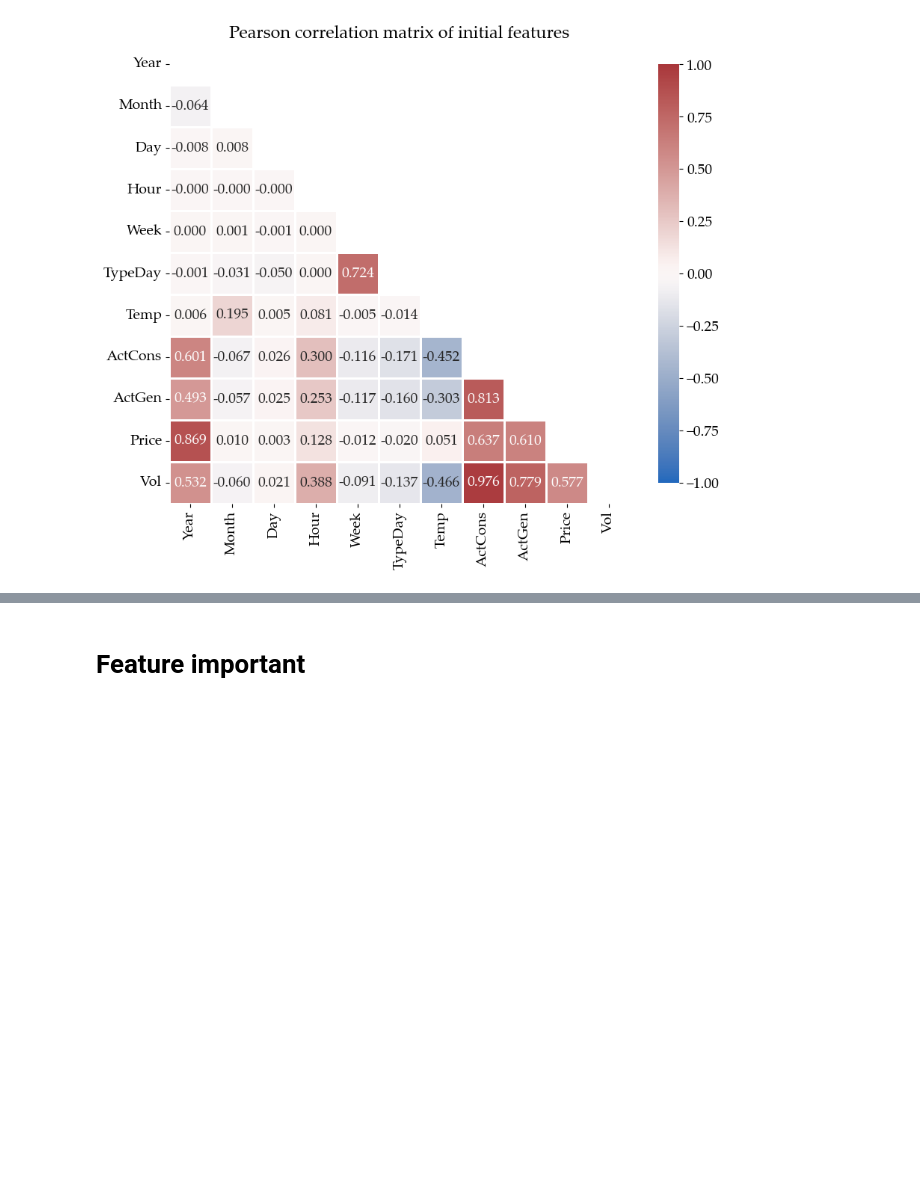
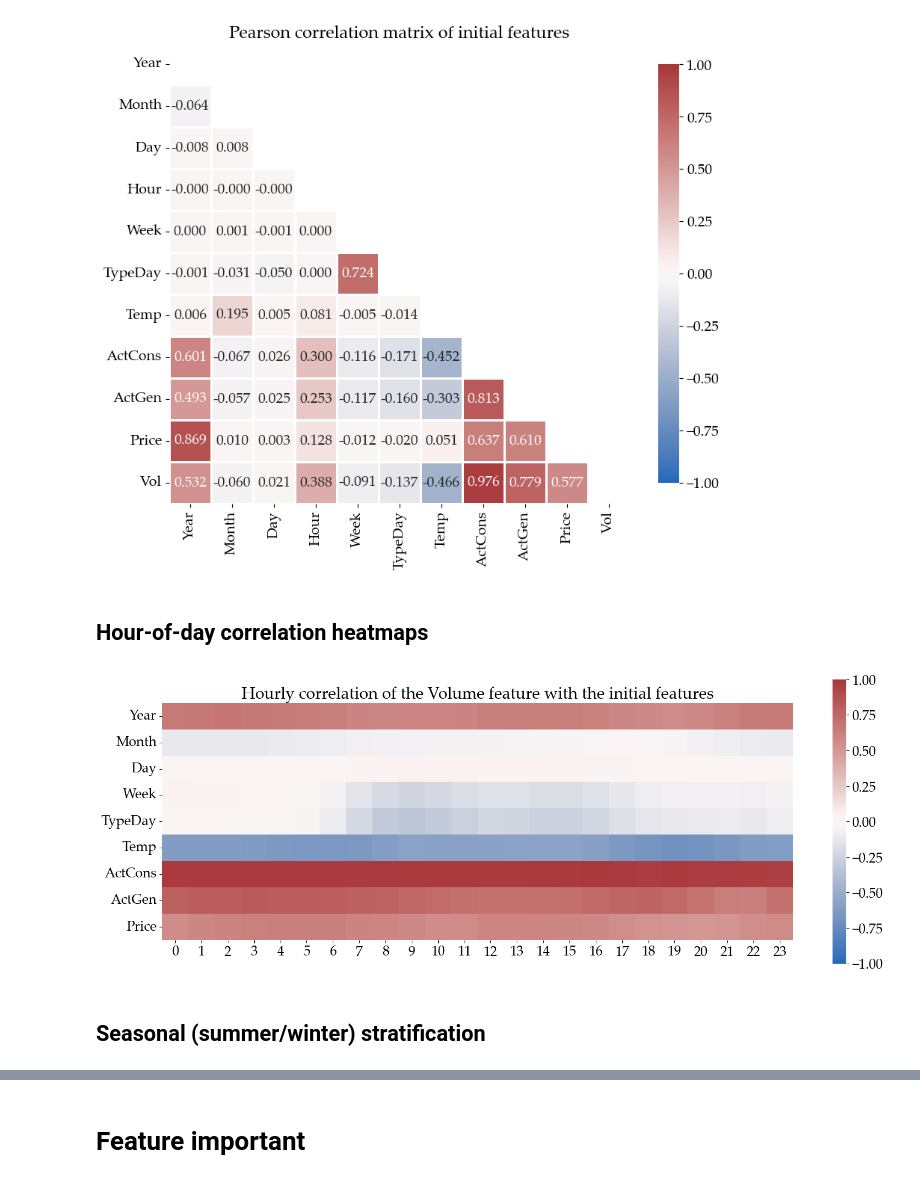
Before and after one commit to caapel/STLF, a Jupyter notebook: EDA.ipynb, the cells around one changed output, grey strips where cells are left out. Drawn from its saved outputs; the diff is of its cells as text; code cells hidden in the pictures; blank space fills up the shorter version.

Commit message:
added correlation analisys

```diff
--- a/EDA.ipynb
+++ b/EDA.ipynb
@@ -370,3 +371,44 @@ plt.savefig('pictures/full_corr_matrix.png', dpi = 300, transparent = True)
 #df_gen.corr('pearson').style.background_gradient(cmap=color_map, vmin = -1, vmax=1)  # output table-factor
 # %% [output]
 [figure]
+# %% [markdown]
+## Hour-of-day correlation heatmaps
+# %%
+# correlation of initial values and target feature
+df_gen = df_general.iloc[:, 1:-7]
+df_gen = df_gen.rename(columns={'Weekday': 'Week', 'Temperature': 'Temp', 'Volume': 'Vol'})
+
+features_to_correlate = ['Year', 'Month', 'Day', 'Week', 'TypeDay', 'Temp', 'ActCons', 'ActGen', 'Price', 'Vol']
+
+# generate hourly correlation
+hourly_correlations = pd.DataFrame()
+for hour in range(24):
+    hourly_data = df_gen[df_gen.Hour == hour][features_to_correlate]
+    hourly_correlations = pd.concat([hourly_correlations, hourly_data.corr().iloc[-1:, :-1]])
+
+hourly_correlations.reset_index(drop=True, inplace=True)
+# %%
+# Set up the matplotlib figure
+fig, ax = plt.subplots(figsize=(16, 7))
+
+plt.rcParams.update({'font.size': 18, 'font.serif': 'Palatino Linotype'})
+color_map = sns.color_palette("vlag", as_cmap=True)
+
+# Draw the heatmap
+sns.heatmap(hourly_correlations.T,
+            #annot=True,
+            cmap=color_map,
+            fmt=".2f",
+            vmax=1.0,
+            vmin=-1.0,
+            center=0,
+            square=True,
+            #linewidths=1,
+            cbar_kws={"shrink": .8}).set(title='Hourly correlation of the Volume feature with the initial features')
+
+plt.tight_layout()
+plt.savefig('pictures/Hour-of-day_correlation_heatmaps.png', dpi = 300, transparent = True)
+# %% [output]
+[figure, added]
+# %% [markdown]
+## Seasonal (summer/winter) stratification
```
Also changed, not shown: parts of 7 cells of this notebook.
